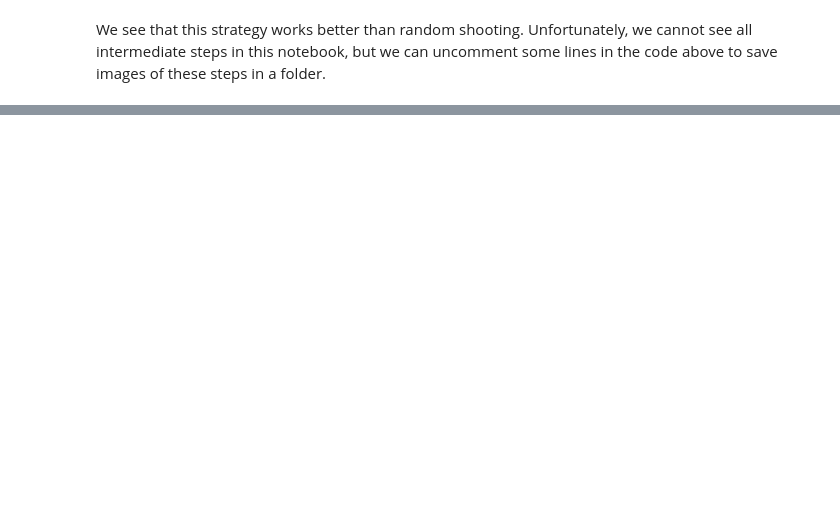
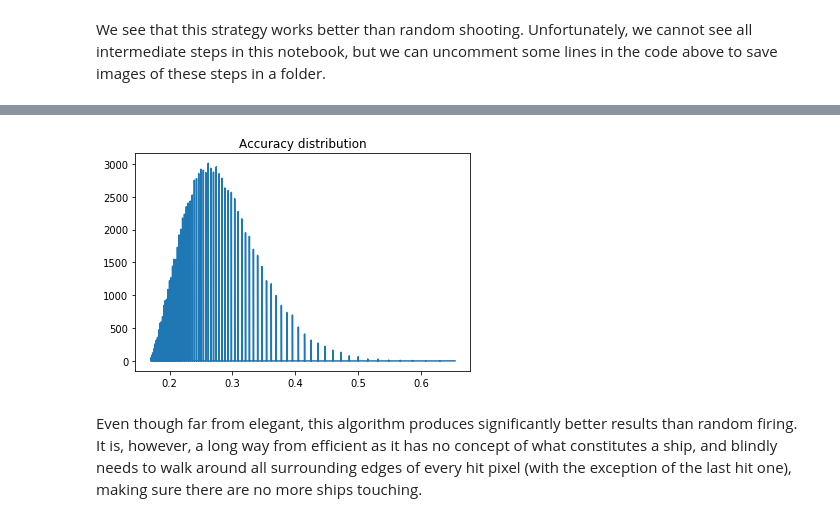
Before and after one commit to lnadi17/battleship-simulator, a Jupyter notebook: hunt-and-target-strategy.ipynb, the cells around one changed output, grey strips where cells are left out. Drawn from its saved outputs; the diff is of its cells as text; code cells hidden in the pictures; blank space fills up the shorter version.

```diff
--- a/hunt-and-target-strategy.ipynb
+++ b/hunt-and-target-strategy.ipynb
@@ -83,0 +138,9 @@ We see that this strategy works better than random shooting. Unfortunately, we c
+# %%
+hist = np.histogram(accuracies, bins=len(accuracies))
+plt.plot(hist[1][:-1], hist[0])
+plt.title('Accuracy distribution')
+plt.show()
+# %% [output]
+[figure, added]
+# %% [markdown]
+Even though far from elegant, this algorithm produces significantly better results than random firing. It is, however, a long way from efficient as it has no concept of what constitutes a ship, and blindly needs to walk around all surrounding edges of every hit pixel (with the exception of the last hit one), making sure there are no more ships touching.
```
Also changed, not shown: parts of 5 cells of this notebook.
